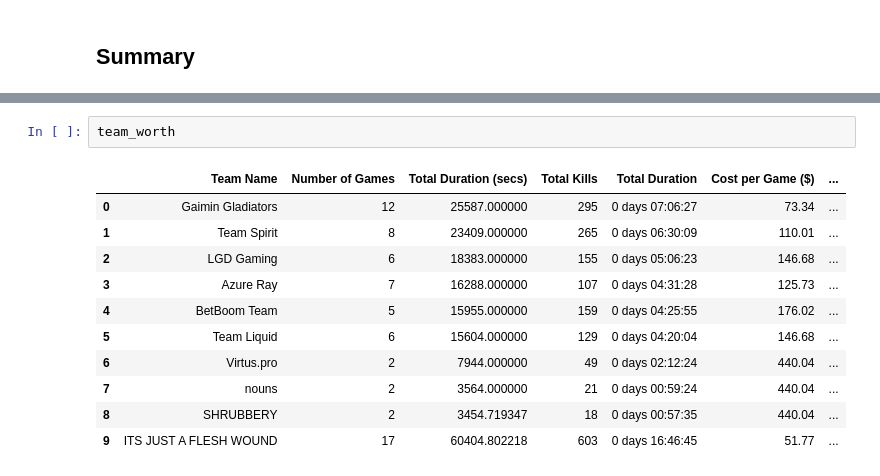
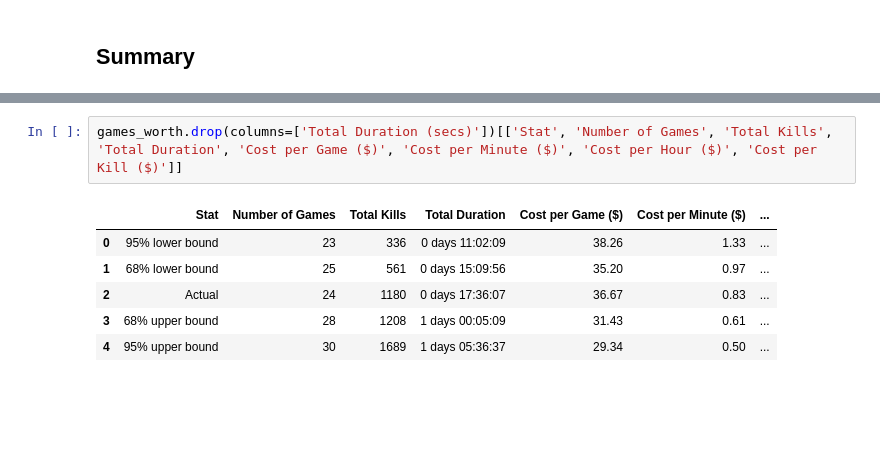
Before and after one commit to tomoumer/dota2_ti12, a Jupyter notebook: notebooks/01_eda_ti12.ipynb, the cells around one changed output, grey strips where cells are left out. Saved outputs shown, nothing was run; the diff lists cells and outputs as text; blank space fills up the shorter version.

```diff
--- a/notebooks/01_eda_ti12.ipynb
+++ b/notebooks/01_eda_ti12.ipynb
@@ -557,14 +513,9 @@ games_worth
-# %%
-team_worth
-# %% [output]
-|  | Team Name | Number of Games | Total Duration (secs) | Total Kills | Total Duration | Cost per Game ($) | ... |
-| 0 | Gaimin Gladiators | 12 | 25587.000000 | 295 | 0 days 07:06:27 | 73.34 | ... |
-| 1 | Team Spirit | 8 | 23409.000000 | 265 | 0 days 06:30:09 | 110.01 | ... |
-| 2 | LGD Gaming | 6 | 18383.000000 | 155 | 0 days 05:06:23 | 146.68 | ... |
-| 3 | Azure Ray | 7 | 16288.000000 | 107 | 0 days 04:31:28 | 125.73 | ... |
-| 4 | BetBoom Team | 5 | 15955.000000 | 159 | 0 days 04:25:55 | 176.02 | ... |
-| 5 | Team Liquid | 6 | 15604.000000 | 129 | 0 days 04:20:04 | 146.68 | ... |
-| 6 | Virtus.pro | 2 | 7944.000000 | 49 | 0 days 02:12:24 | 440.04 | ... |
-| 7 | nouns | 2 | 3564.000000 | 21 | 0 days 00:59:24 | 440.04 | ... |
-| 8 | SHRUBBERY | 2 | 3454.719347 | 18 | 0 days 00:57:35 | 440.04 | ... |
-| 9 | ITS JUST A FLESH WOUND | 17 | 60404.802218 | 603 | 0 days 16:46:45 | 51.77 | ... |
+# %%
+games_worth.drop(columns=['Total Duration (secs)'])[['Stat', 'Number of Games', 'Total Kills', 'Total Duration', 'Cost per Game ($)', 'Cost per Minute ($)', 'Cost per Hour ($)', 'Cost per Kill ($)']]
+# %% [output]
+|  | Stat | Number of Games | Total Kills | Total Duration | Cost per Game ($) | Cost per Minute ($) | ... |
+| 0 | 95% lower bound | 23 | 336 | 0 days 11:02:09 | 38.26 | 1.33 | ... |
+| 1 | 68% lower bound | 25 | 561 | 0 days 15:09:56 | 35.20 | 0.97 | ... |
+| 2 | Actual | 24 | 1180 | 0 days 17:36:07 | 36.67 | 0.83 | ... |
+| 3 | 68% upper bound | 28 | 1208 | 1 days 00:05:09 | 31.43 | 0.61 | ... |
+| 4 | 95% upper bound | 30 | 1689 | 1 days 05:36:37 | 29.34 | 0.50 | ... |
```
Also changed, not shown: parts of 8 cells of this notebook.
